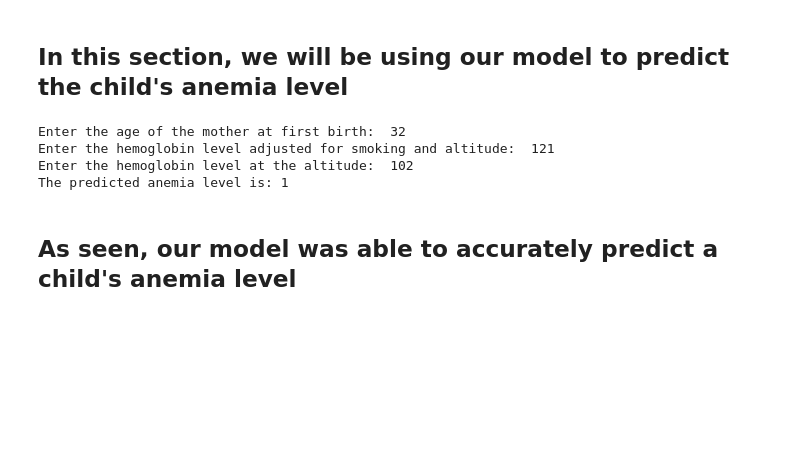
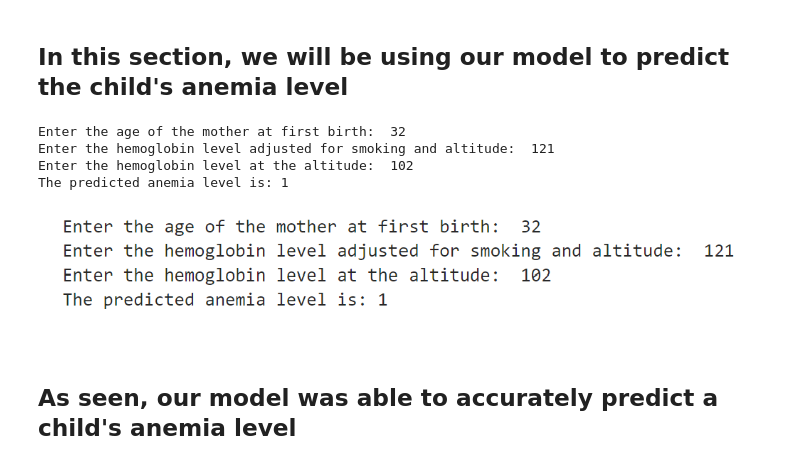
Before and after one commit to flumbles/SC1015_FDAD_Team2, a Jupyter notebook: SVM_testmodel2.ipynb, the cells around one changed output. Drawn from its saved outputs; the diff is of its cells as text; code cells hidden in the pictures; blank space fills up the shorter version.

```diff
--- a/SVM_testmodel2.ipynb
+++ b/SVM_testmodel2.ipynb
@@ -308,5 +308,10 @@ Enter the age of the mother at first birth:  32
 Enter the hemoglobin level adjusted for smoking and altitude:  121
 Enter the hemoglobin level at the altitude:  102
 The predicted anemia level is: 1
-# %% [markdown]
-## As seen, our model was able to accurately predict a child's anemia level
+# %%
+from IPython.display import Image
+Image(filename = '/Users/2323p/OneDrive/SC1015_Project/Anemia_prediction.png')
+# %% [output]
+[figure, added]
+# %% [markdown]
+## As seen, our model was able to accurately predict a child's anemia level
```
